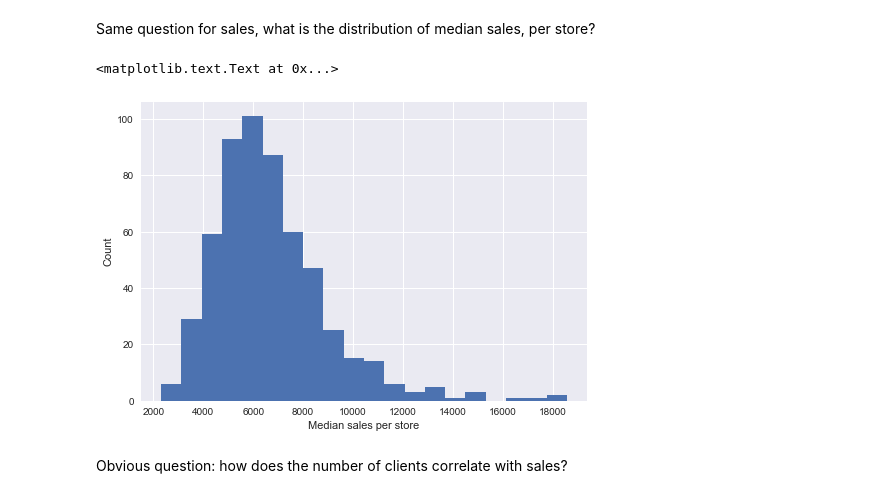
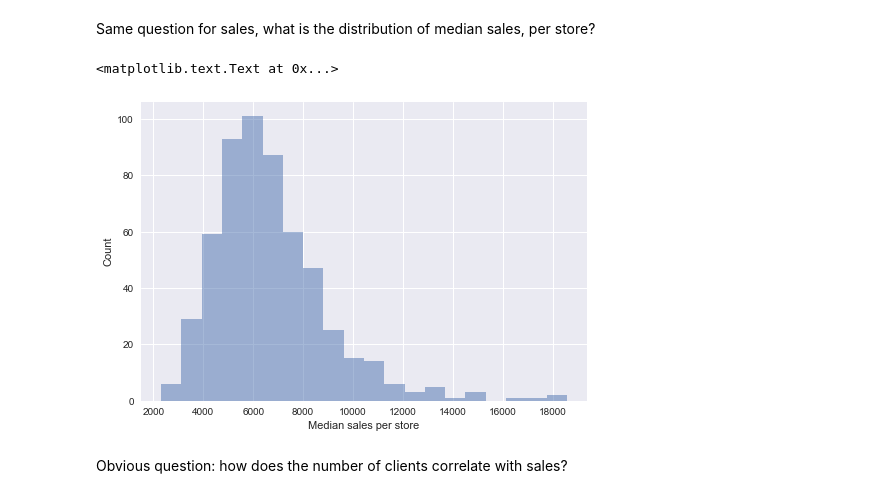
Before and after one commit to MarqueJaune/hackathon2, a Jupyter notebook: Learning units/Time series - Exploring the data .ipynb, the cells around one changed output. Cells and saved outputs as stored; diff of their text form; code cells hidden in the pictures.

```diff
--- a/Learning units/Time series - Exploring the data .ipynb
+++ b/Learning units/Time series - Exploring the data .ipynb
@@ -335,12 +354,12 @@ That's because Store is part of the index!
 # %% [markdown]
 Same question for sales, what is the distribution of median sales, per store?
 # %%
-train_open.groupby(level='Store')['Sales'].median().hist(bins=20)
+train_open.groupby(level='Store')['Sales'].median().hist(bins=20, alpha=.5)
 plt.ylabel('Count')
 plt.xlabel('Median sales per store')
 # %% [output]
 <matplotlib.text.Text at 0x...>
-[figure, old version]
+[figure, new version]
 # %% [markdown]
 Obvious question: how does the number of clients correlate with sales?
 # %%
```
Also changed, not shown: parts of 24 cells of this notebook.
